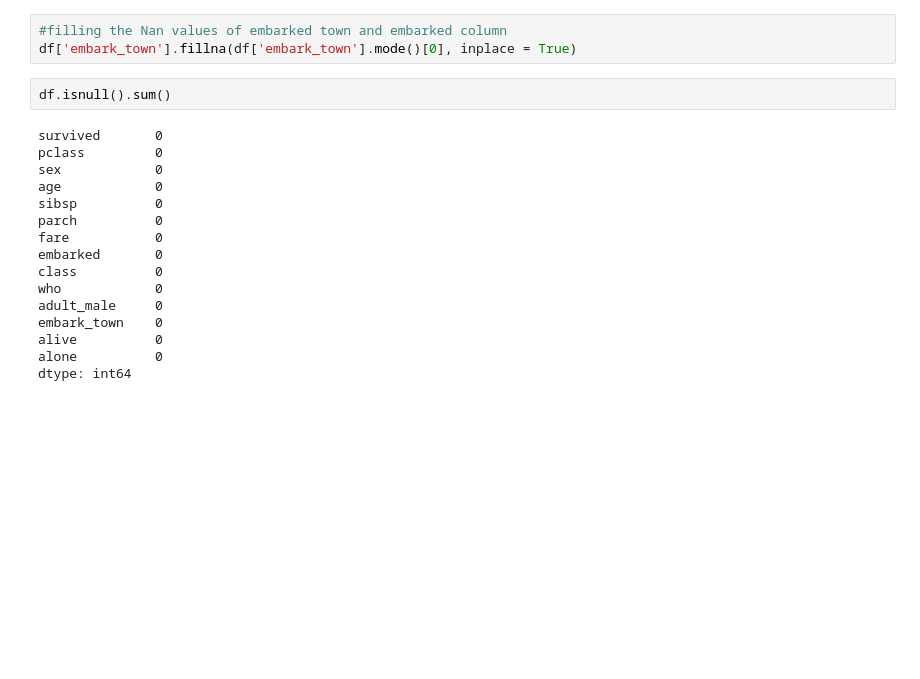
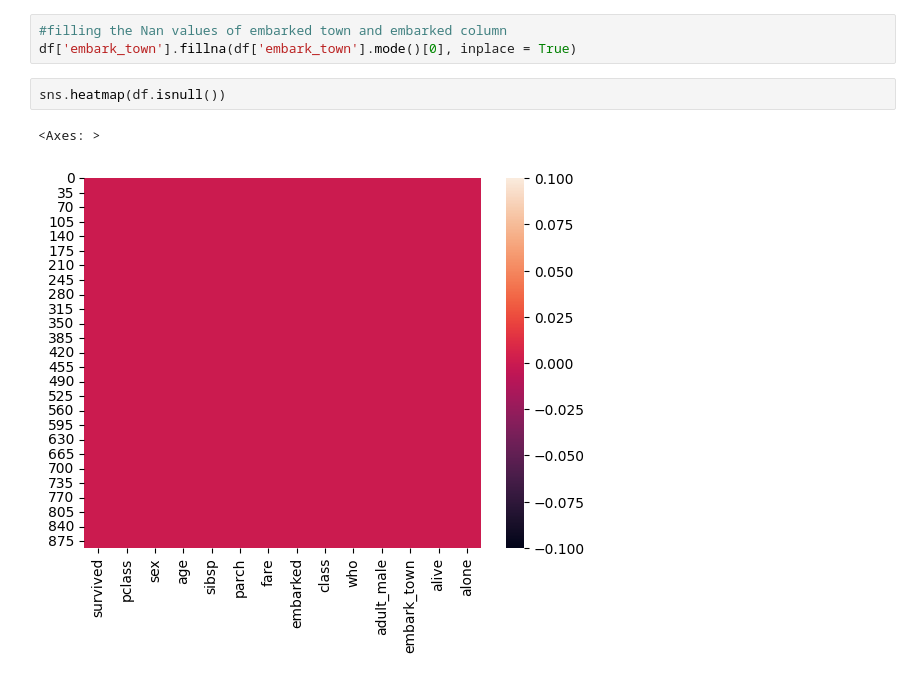
Before and after one commit to DATA-Meta/https-github.com-DATA-Meta-Python_for_DataScience, a Jupyter notebook: Pandas_tips_tricks/Pandas_01.ipynb, the cells around one changed output. Saved outputs shown, nothing was run; the diff lists cells and outputs as text; blank space fills up the shorter version.

```diff
--- a/Pandas_tips_tricks/Pandas_01.ipynb
+++ b/Pandas_tips_tricks/Pandas_01.ipynb
@@ -1324,20 +1323,7 @@ dtype: int64
 #filling the Nan values of embarked town and embarked column
 df['embark_town'].fillna(df['embark_town'].mode()[0], inplace = True)
 # %%
-df.isnull().sum()
+sns.heatmap(df.isnull())
 # %% [output]
-survived       0
-pclass         0
-sex            0
-age            0
-sibsp          0
-parch          0
-fare           0
-embarked       0
-class          0
-who            0
-adult_male     0
-embark_town    0
-alive          0
-alone          0
-dtype: int64
+<Axes: >
+[figure, added]
```
Also changed, not shown: parts of 25 cells of this notebook, 34 other files.
